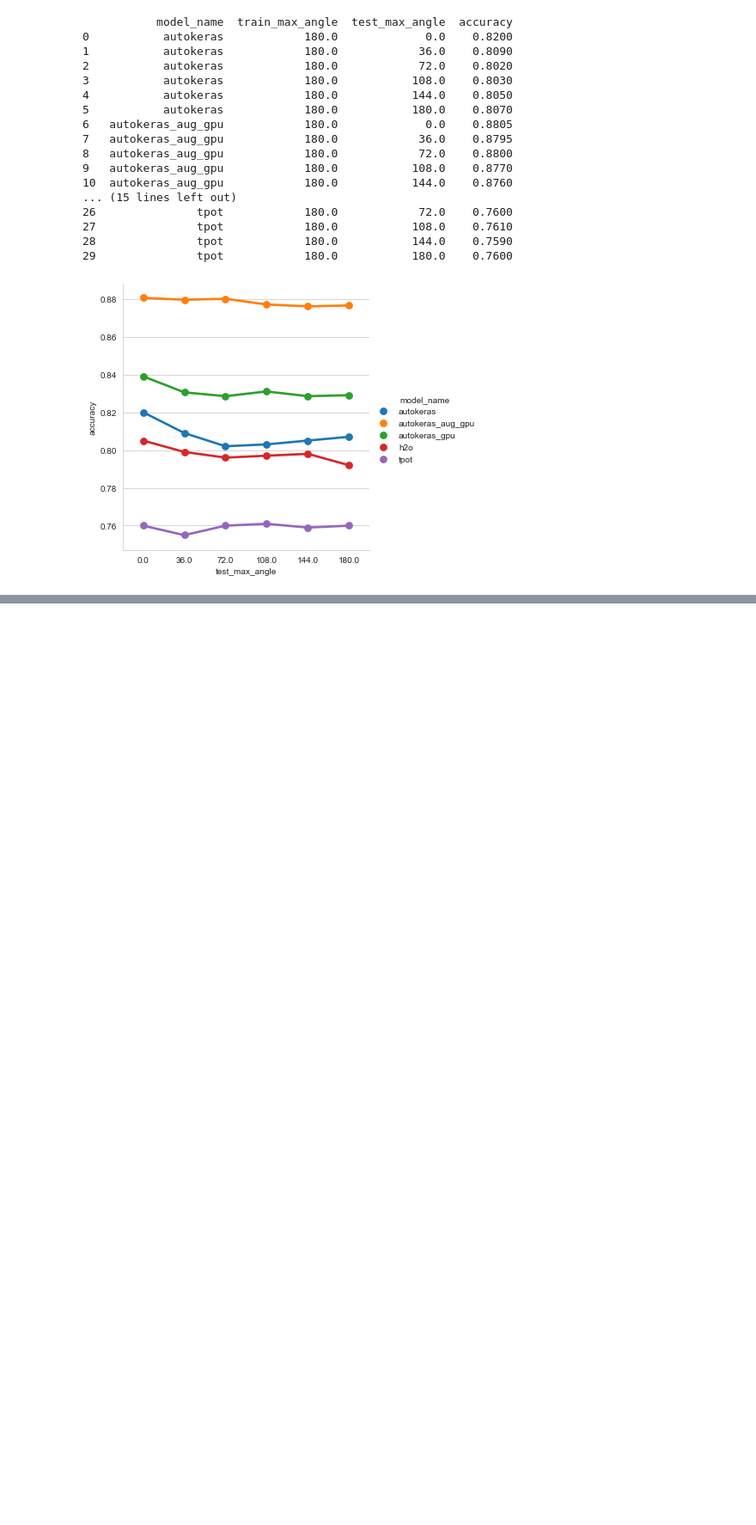
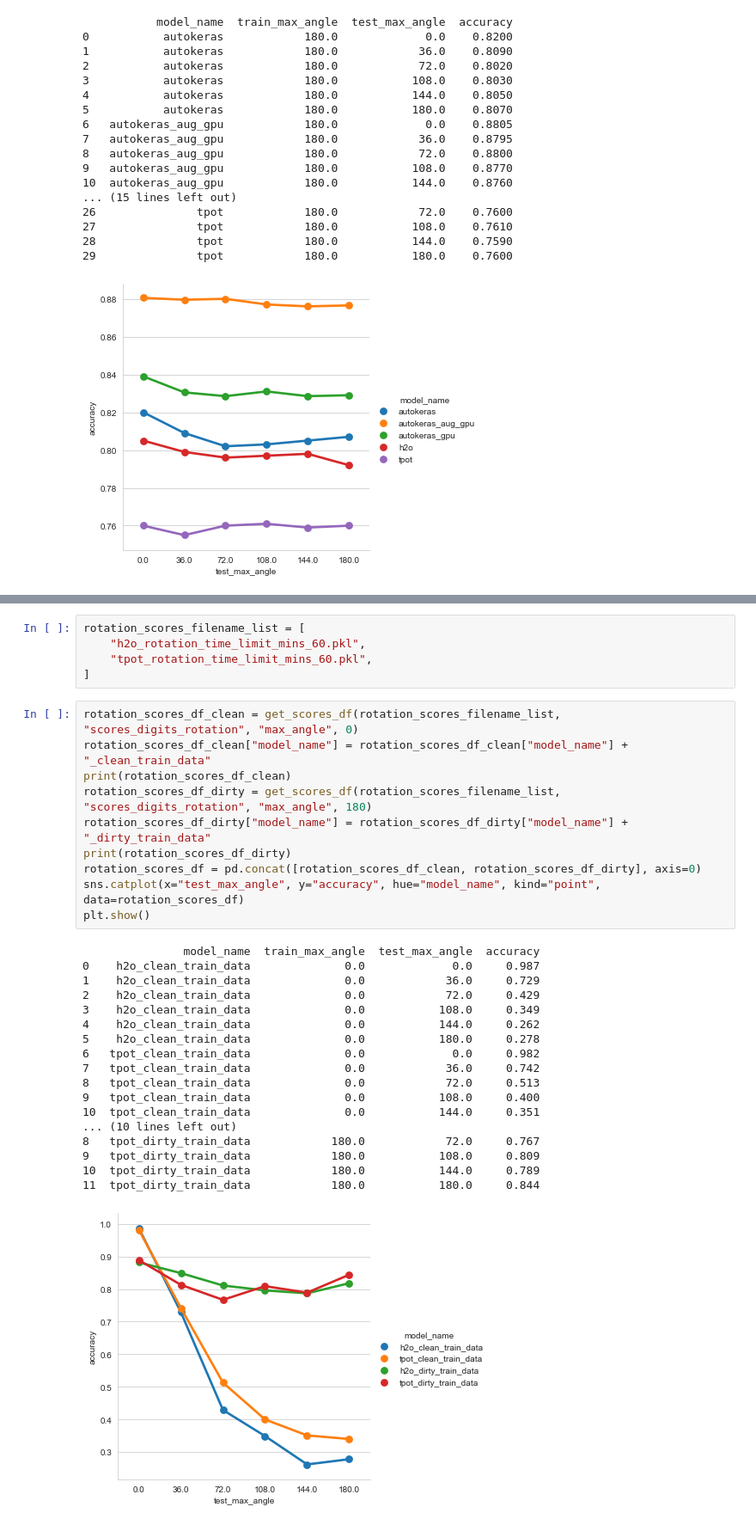
Before and after one commit to thalvari/AutoML_comparison, a Jupyter notebook: accuracy_plotting.ipynb, the cells around one changed output, grey strips where cells are left out. Shown at 86% size. Saved outputs shown, nothing was run; the diff lists cells and outputs as text; blank space fills up the shorter version.

```diff
--- a/accuracy_plotting.ipynb
+++ b/accuracy_plotting.ipynb
@@ -135,0 +170,34 @@ plt.show()
+# %%
+rotation_scores_filename_list = [
+    "h2o_rotation_time_limit_mins_60.pkl",
+    "tpot_rotation_time_limit_mins_60.pkl",
+]
+# %%
+rotation_scores_df_clean = get_scores_df(rotation_scores_filename_list, "scores_digits_rotation", "max_angle", 0)
+rotation_scores_df_clean["model_name"] = rotation_scores_df_clean["model_name"] + "_clean_train_data"
+print(rotation_scores_df_clean)
+rotation_scores_df_dirty = get_scores_df(rotation_scores_filename_list, "scores_digits_rotation", "max_angle", 180)
+rotation_scores_df_dirty["model_name"] = rotation_scores_df_dirty["model_name"] + "_dirty_train_data"
+print(rotation_scores_df_dirty)
+rotation_scores_df = pd.concat([rotation_scores_df_clean, rotation_scores_df_dirty], axis=0)
+sns.catplot(x="test_max_angle", y="accuracy", hue="model_name", kind="point", data=rotation_scores_df)
+plt.show()
+# %% [output]
+               model_name  train_max_angle  test_max_angle  accuracy
+0    h2o_clean_train_data              0.0             0.0     0.987
+1    h2o_clean_train_data              0.0            36.0     0.729
+2    h2o_clean_train_data              0.0            72.0     0.429
+3    h2o_clean_train_data              0.0           108.0     0.349
+4    h2o_clean_train_data              0.0           144.0     0.262
+5    h2o_clean_train_data              0.0           180.0     0.278
+6   tpot_clean_train_data              0.0             0.0     0.982
+7   tpot_clean_train_data              0.0            36.0     0.742
+8   tpot_clean_train_data              0.0            72.0     0.513
+9   tpot_clean_train_data              0.0           108.0     0.400
+10  tpot_clean_train_data              0.0           144.0     0.351
+... (10 lines left out)
+8   tpot_dirty_train_data            180.0            72.0     0.767
+9   tpot_dirty_train_data            180.0           108.0     0.809
+10  tpot_dirty_train_data            180.0           144.0     0.789
+11  tpot_dirty_train_data            180.0           180.0     0.844
+[figure, added]
```
Also changed, not shown: parts of 2 cells of this notebook.
